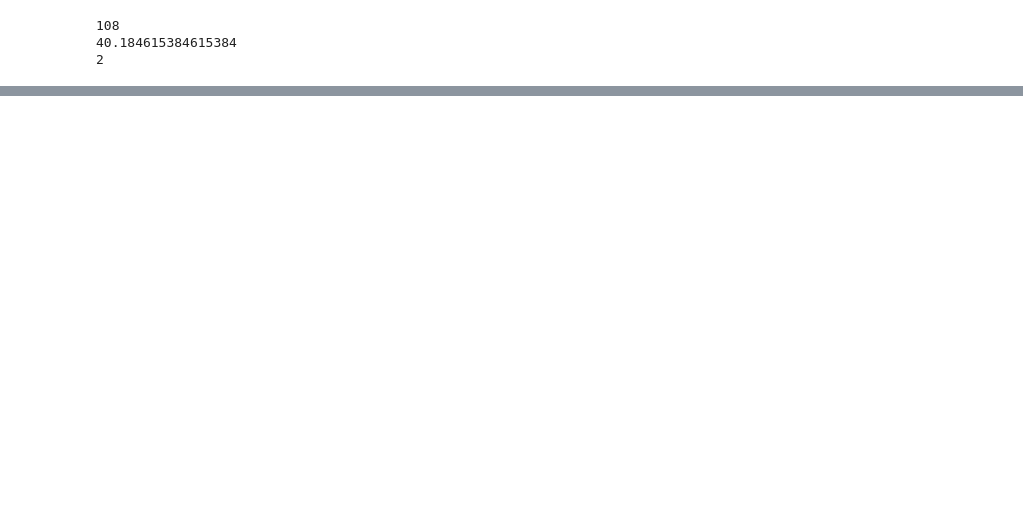
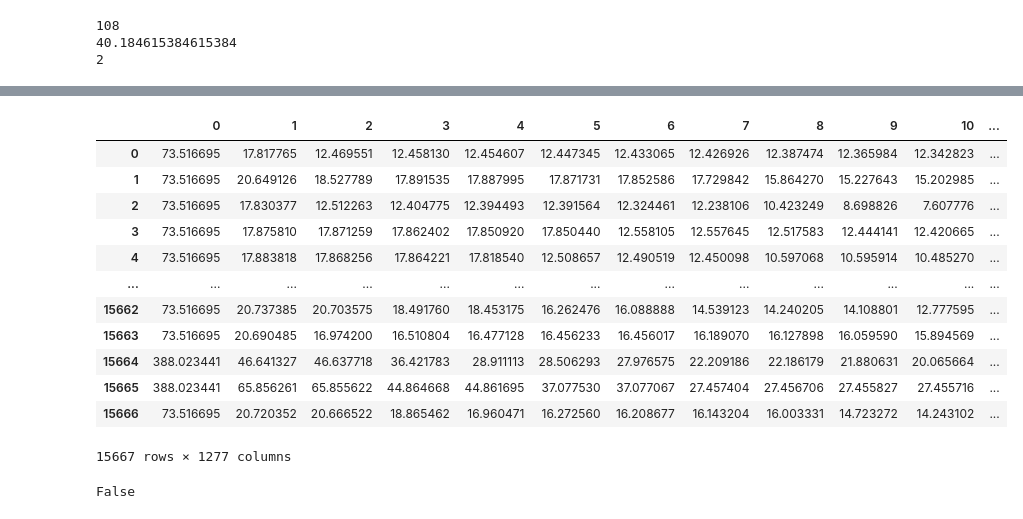
Before and after one commit to laiacoronas/quantum, a Jupyter notebook: train.ipynb, the cells around one changed output, grey strips where cells are left out. Cells and saved outputs as stored; diff of their text form; code cells hidden in the pictures; blank space fills up the shorter version.

```diff
--- a/train.ipynb
+++ b/train.ipynb
@@ -315 +308,5 @@ for i in range(64):
         # em quedo amb bd kaggle + caracteristiques pubmed
+# %%
+file.columns
+file_labels = file[["pubchem_id","Eat"]]
+file_labels
@@ -315,0 +327,3 @@ for i in range(64):
+# %%
+pub = pub.rename(columns={' cid':'pubchem_id'})
+pub
@@ -315,0 +344,3 @@ for i in range(64):
+# %%
+df_pub_energy = pd.merge(pub, file_labels[['pubchem_id', 'Eat']], on='pubchem_id', how='left')
+df_pub_energy
@@ -315,0 +361,6 @@ for i in range(64):
+# %%
+def contar_atomos(molecula, elemento):
+    return molecula.count(elemento)
+for elemento in ['C', 'H', 'O', 'N']:
+    df_pub_energy[elemento] = df_pub_energy['mf'].apply(contar_atomos, args=(elemento,)) #one hot encoding
+df_pub_energy
@@ -315,0 +381,25 @@ for i in range(64):
+# %%
+cols = [col for col in file.columns if 'Unnamed' not in col]
+file = file[cols]
+ids = df_pub_energy.index
+file_filtered = file[file.index.isin(ids)]
+file_filtered
+# %% [output]
+|  | 0 | 1 | 2 | 3 | 4 | 5 | 6 | 7 | 8 | 9 | 10 | ... |
+| 0 | 73.516695 | 17.817765 | 12.469551 | 12.458130 | 12.454607 | 12.447345 | 12.433065 | 12.426926 | 12.387474 | 12.365984 | 12.342823 | ... |
+| 1 | 73.516695 | 20.649126 | 18.527789 | 17.891535 | 17.887995 | 17.871731 | 17.852586 | 17.729842 | 15.864270 | 15.227643 | 15.202985 | ... |
+| 2 | 73.516695 | 17.830377 | 12.512263 | 12.404775 | 12.394493 | 12.391564 | 12.324461 | 12.238106 | 10.423249 | 8.698826 | 7.607776 | ... |
+| 3 | 73.516695 | 17.875810 | 17.871259 | 17.862402 | 17.850920 | 17.850440 | 12.558105 | 12.557645 | 12.517583 | 12.444141 | 12.420665 | ... |
+| 4 | 73.516695 | 17.883818 | 17.868256 | 17.864221 | 17.818540 | 12.508657 | 12.490519 | 12.450098 | 10.597068 | 10.595914 | 10.485270 | ... |
+| ... | ... | ... | ... | ... | ... | ... | ... | ... | ... | ... | ... | ... |
+| 15662 | 73.516695 | 20.737385 | 20.703575 | 18.491760 | 18.453175 | 16.262476 | 16.088888 | 14.539123 | 14.240205 | 14.108801 | 12.777595 | ... |
+| 15663 | 73.516695 | 20.690485 | 16.974200 | 16.510804 | 16.477128 | 16.456233 | 16.456017 | 16.189070 | 16.127898 | 16.059590 | 15.894569 | ... |
+| 15664 | 388.023441 | 46.641327 | 46.637718 | 36.421783 | 28.911113 | 28.506293 | 27.976575 | 22.209186 | 22.186179 | 21.880631 | 20.065664 | ... |
+| 15665 | 388.023441 | 65.856261 | 65.855622 | 44.864668 | 44.861695 | 37.077530 | 37.077067 | 27.457404 | 27.456706 | 27.455827 | 27.455716 | ... |
+| 15666 | 73.516695 | 20.720352 | 20.666522 | 18.865462 | 16.960471 | 16.272560 | 16.208677 | 16.143204 | 16.003331 | 14.723272 | 14.243102 | ... |
+15667 rows × 1277 columns
+# %%
+hay_nan = file_filtered.isna().any().any()
+hay_nan
+# %% [output]
+False
```
Also changed, not shown: parts of 12 cells of this notebook.
